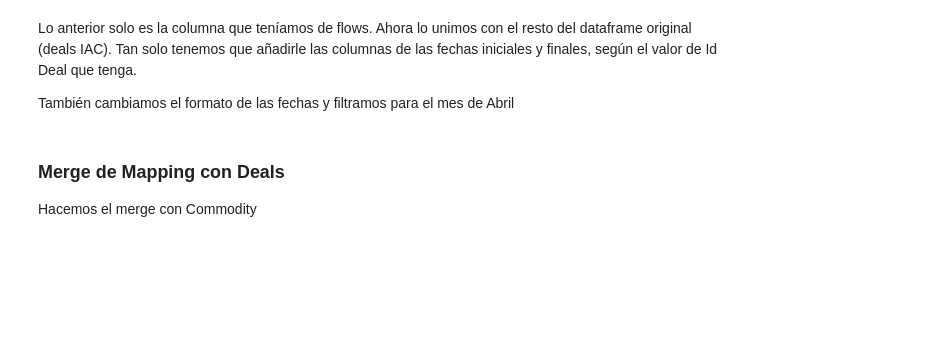
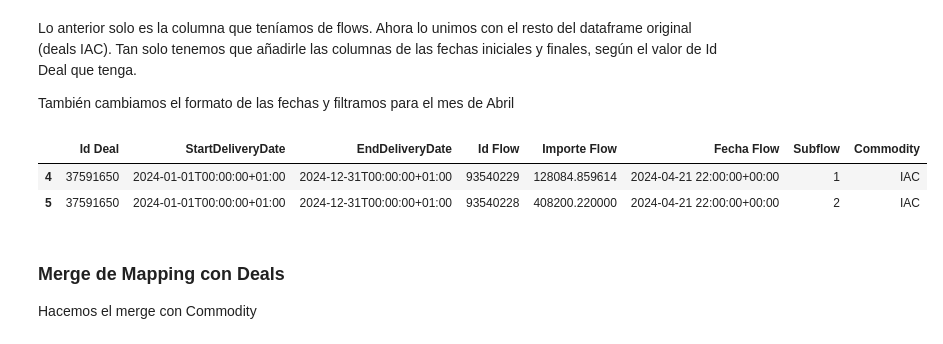
Before and after one commit to kikekzm/Data-Projects, a Jupyter notebook: ENGIE-Caso/Caso-Engie-Tips.ipynb, the cells around one changed output. Drawn from its saved outputs; the diff is of its cells as text; code cells hidden in the pictures; blank space fills up the shorter version.

```diff
--- a/ENGIE-Caso/Caso-Engie-Tips.ipynb
+++ b/ENGIE-Caso/Caso-Engie-Tips.ipynb
@@ -157,17 +187,22 @@ También cambiamos el formato de las fechas y filtramos para el mes de Abril
 # %%
 IAC_final_df = (pd.merge(IAC_filtrado_df, datos_json_final, on='Id Deal', how='inner')).drop_duplicates()
 IAC_final_df = IAC_final_df.drop(columns=['Flows'])
 
 # también añadimos una columna llamada Commodity con valor IAC para que sea más fácil el merge
 IAC_final_df['Commodity']='IAC'
 
 # cambiamos el formato de las fechas (por lo menos el de Fecha Flow)
 IAC_final_df['Fecha Flow'] = pd.to_datetime(IAC_final_df['Fecha Flow'], utc=True)
 
 # filtramos para el mes de Abril
 IAC_final_df = IAC_final_df[IAC_final_df['Fecha Flow'].dt.month == 4]
+IAC_final_df = IAC_final_df[IAC_final_df['Fecha Flow'].dt.year == 2024]
 
 IAC_final_df.head(100)
+# %% [output]
+|  | Id Deal | StartDeliveryDate | EndDeliveryDate | Id Flow | Importe Flow | Fecha Flow | Subflow | Commodity |
+| 4 | 37591650 | 2024-01-01T00:00:00+01:00 | 2024-12-31T00:00:00+01:00 | 93540229 | 128084.859614 | 2024-04-21 22:00:00+00:00 | 1 | IAC |
+| 5 | 37591650 | 2024-01-01T00:00:00+01:00 | 2024-12-31T00:00:00+01:00 | 93540228 | 408200.220000 | 2024-04-21 22:00:00+00:00 | 2 | IAC |
 # %% [markdown]
 ### Merge de Mapping con Deals
 Hacemos el merge con Commodity
```
Also changed, not shown: parts of 21 cells of this notebook.
